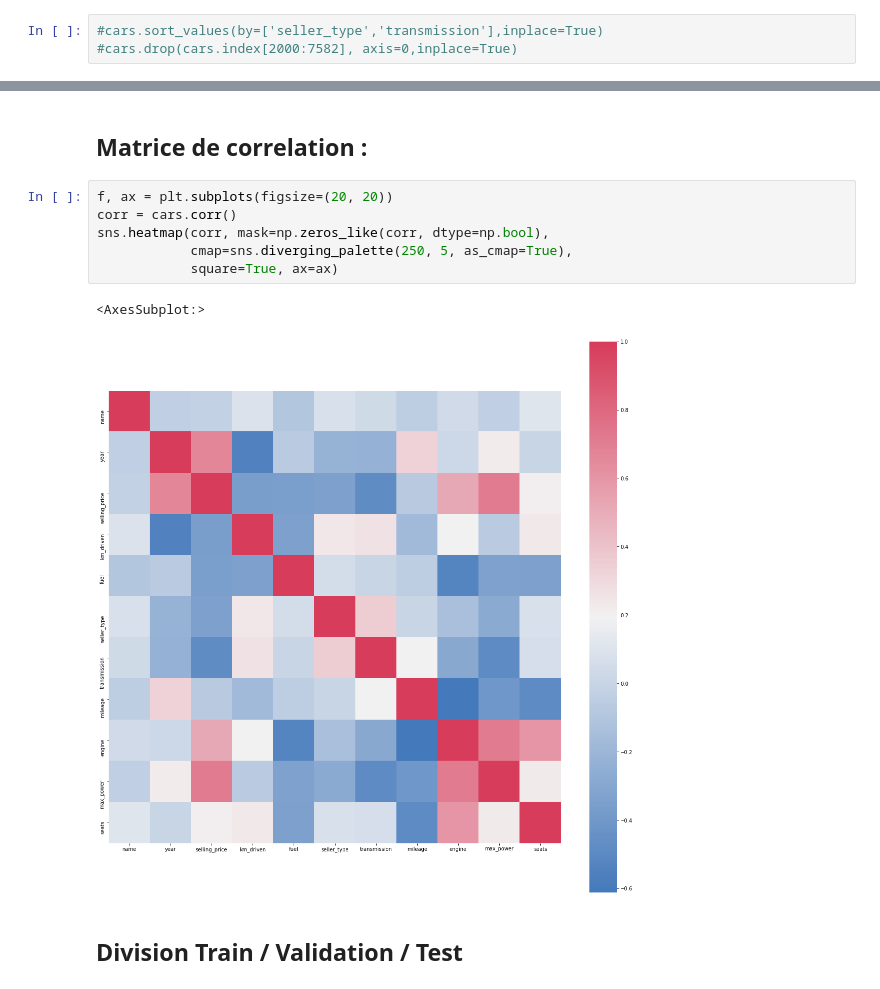
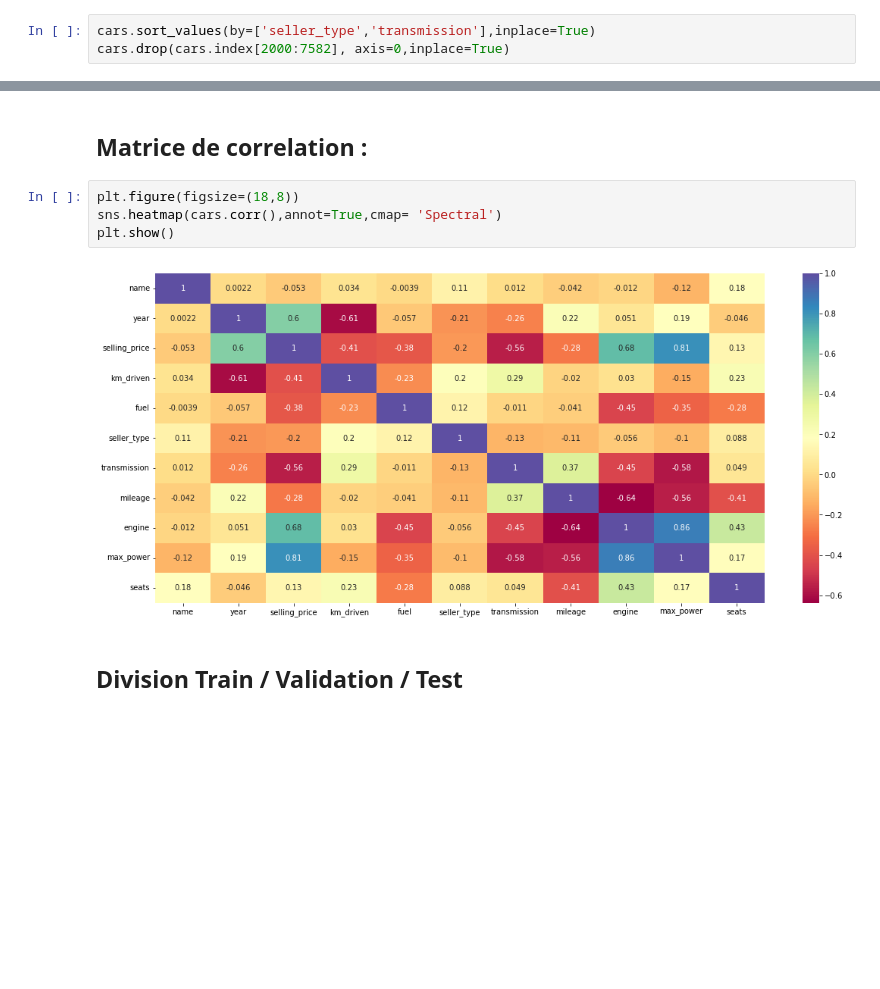
Before and after one commit to jagereren/Car-price-prediction-Machine-learning, a Jupyter notebook: projet_ias.ipynb, the cells around one changed output, grey strips where cells are left out. Cells and saved outputs as stored; diff of their text form; blank space fills up the shorter version.

```diff
--- a/projet_ias.ipynb
+++ b/projet_ias.ipynb
@@ -225,8 +225,8 @@ On s'occupe ici du déséquilibre pour l'attribut de transmission
 # %%
 # Equilibrer pour transmission et seller_type
 # %%
-#cars.sort_values(by=['seller_type','transmission'],inplace=True)
-#cars.drop(cars.index[2000:7582], axis=0,inplace=True)
+cars.sort_values(by=['seller_type','transmission'],inplace=True)
+cars.drop(cars.index[2000:7582], axis=0,inplace=True)
 # %%
 for col in ['seller_type','transmission','fuel']:
     print(cars[col].value_counts()/cars.shape[0],'\n')
@@ -247,14 +247,11 @@ Name: fuel, dtype: float64
 # %% [markdown]
 ## Matrice de correlation  :
 # %%
-f, ax = plt.subplots(figsize=(20, 20))
-corr = cars.corr()
-sns.heatmap(corr, mask=np.zeros_like(corr, dtype=np.bool),
-            cmap=sns.diverging_palette(250, 5, as_cmap=True),
-            square=True, ax=ax)
+plt.figure(figsize=(18,8))
+sns.heatmap(cars.corr(),annot=True,cmap= 'Spectral')
+plt.show()
 # %% [output]
-<AxesSubplot:>
-[figure, old version]
+[figure, new version]
 # %% [markdown]
 ## Division Train / Validation / Test
 # %% [markdown]
```
Also changed, not shown: parts of 3 cells of this notebook.
